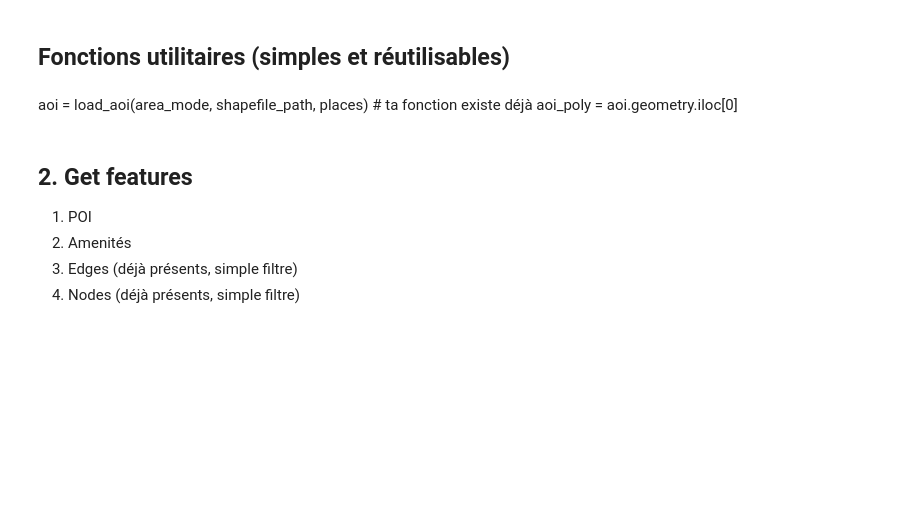
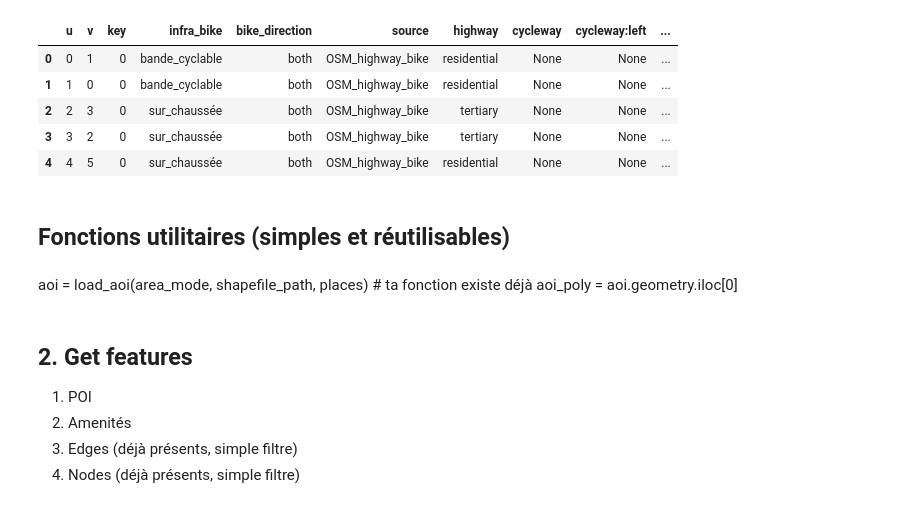
Before and after one commit to action-situee/projet-index-walk-bike-ge-gg, a Jupyter notebook: Notebook/Step 0/0_2_Load_osm_features.ipynb, the cells around one changed output. Drawn from its saved outputs; the diff is of its cells as text; code cells hidden in the pictures; blank space fills up the shorter version.

```diff
--- a/Notebook/Step 0/0_2_Load_osm_features.ipynb
+++ b/Notebook/Step 0/0_2_Load_osm_features.ipynb
@@ -48,6 +48,15 @@ walk_nodes_gdf = gpd.read_file(output_dir / "walk_nodes_graph.geojson")
 
 
 conflict_zones = gpd.read_file(output_dir / "pedestrian_bike_conflicts.geojson")
+# %%
+bike_edges_gdf_graph.head()
+# %% [output]
+|  | u | v | key | infra_bike | bike_direction | source | highway | cycleway | cycleway:left | ... |
+| 0 | 0 | 1 | 0 | bande_cyclable | both | OSM_highway_bike | residential | None | None | ... |
+| 1 | 1 | 0 | 0 | bande_cyclable | both | OSM_highway_bike | residential | None | None | ... |
+| 2 | 2 | 3 | 0 | sur_chaussée | both | OSM_highway_bike | tertiary | None | None | ... |
+| 3 | 3 | 2 | 0 | sur_chaussée | both | OSM_highway_bike | tertiary | None | None | ... |
+| 4 | 4 | 5 | 0 | sur_chaussée | both | OSM_highway_bike | residential | None | None | ... |
 # %% [markdown]
 ## Fonctions utilitaires (simples et réutilisables)
 # %%
```
Also changed, not shown: 5 other files.
